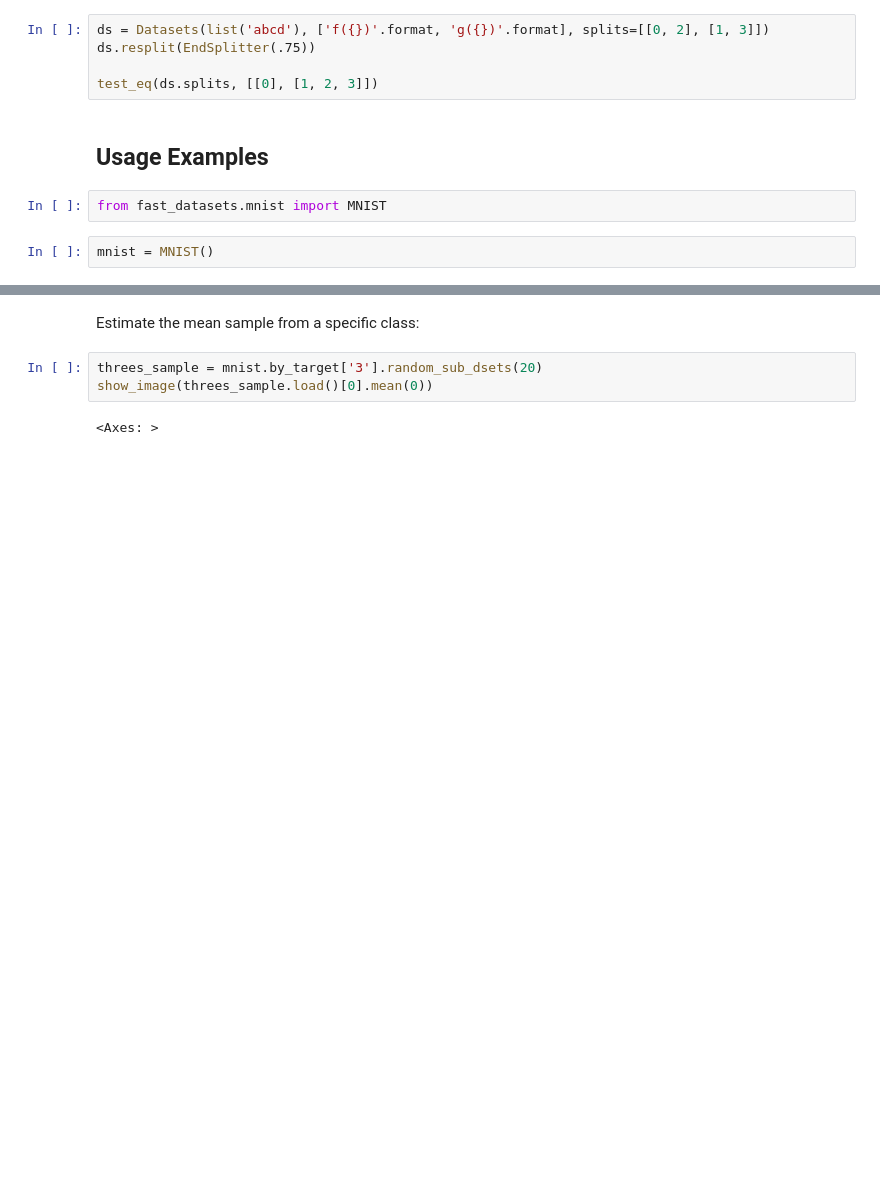
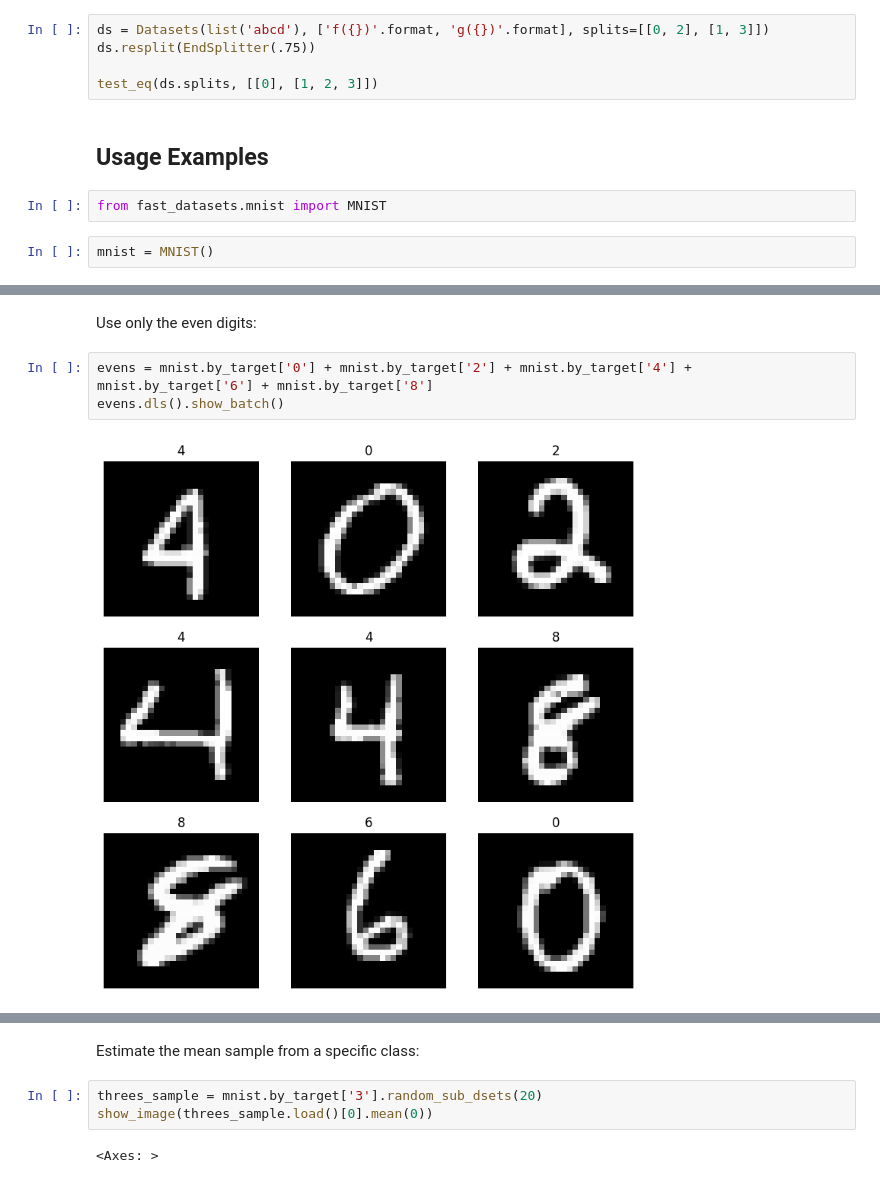
Before and after one commit to Irad-Zehavi/fastai-datasets, a Jupyter notebook: nbs/Core/patches.ipynb, the cells around one changed output, grey strips where cells are left out. Drawn from its saved outputs; the diff is of its cells as text; blank space fills up the shorter version.

```diff
--- a/nbs/Core/patches.ipynb
+++ b/nbs/Core/patches.ipynb
@@ -272,0 +283,7 @@ mnist = MNIST()
+# %% [markdown]
+Use only the even digits:
+# %%
+evens = mnist.by_target['0'] + mnist.by_target['2'] + mnist.by_target['4'] + mnist.by_target['6'] + mnist.by_target['8']
+evens.dls().show_batch()
+# %% [output]
+[figure, added]
```
Also changed, not shown: parts of 11 cells of this notebook, 1 other file.
